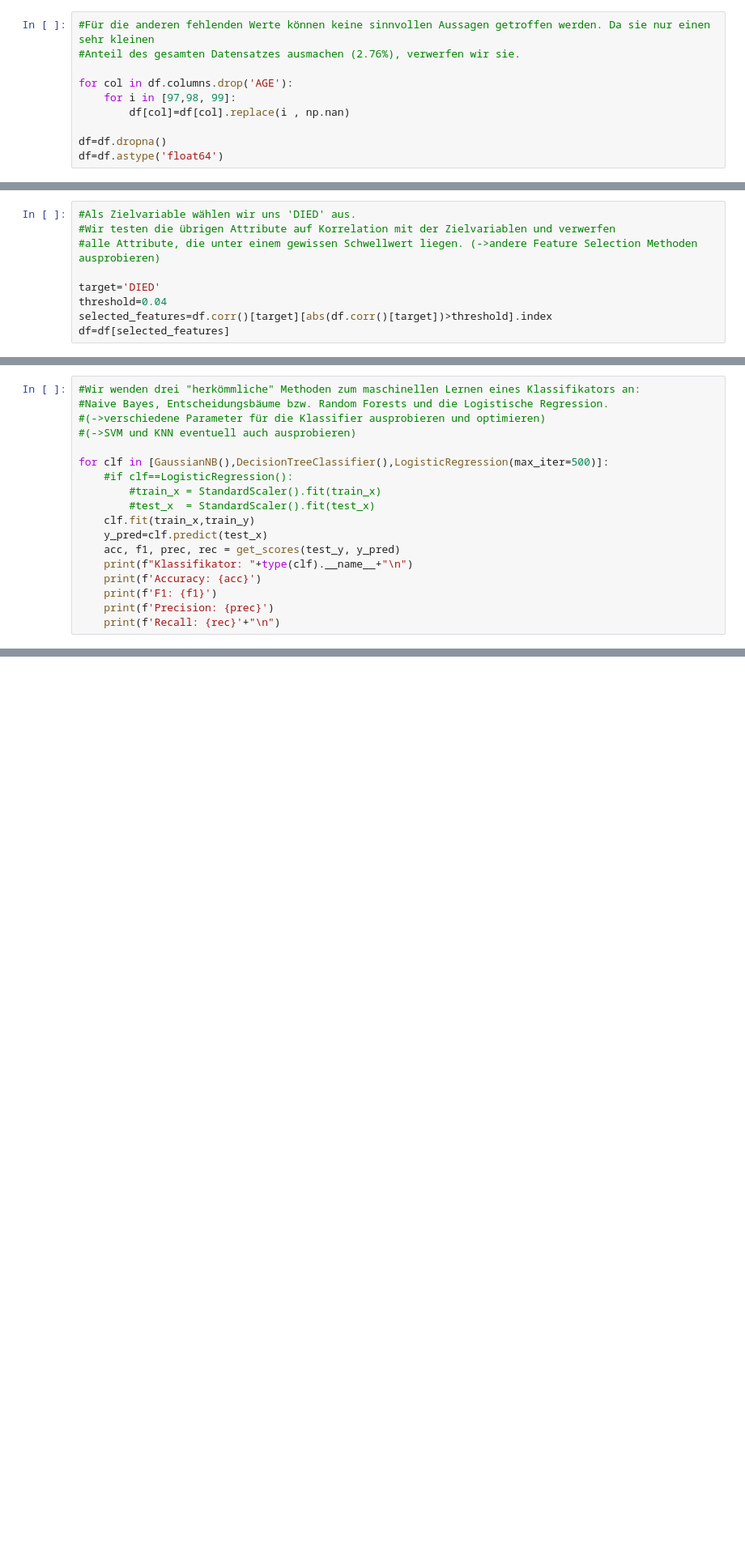
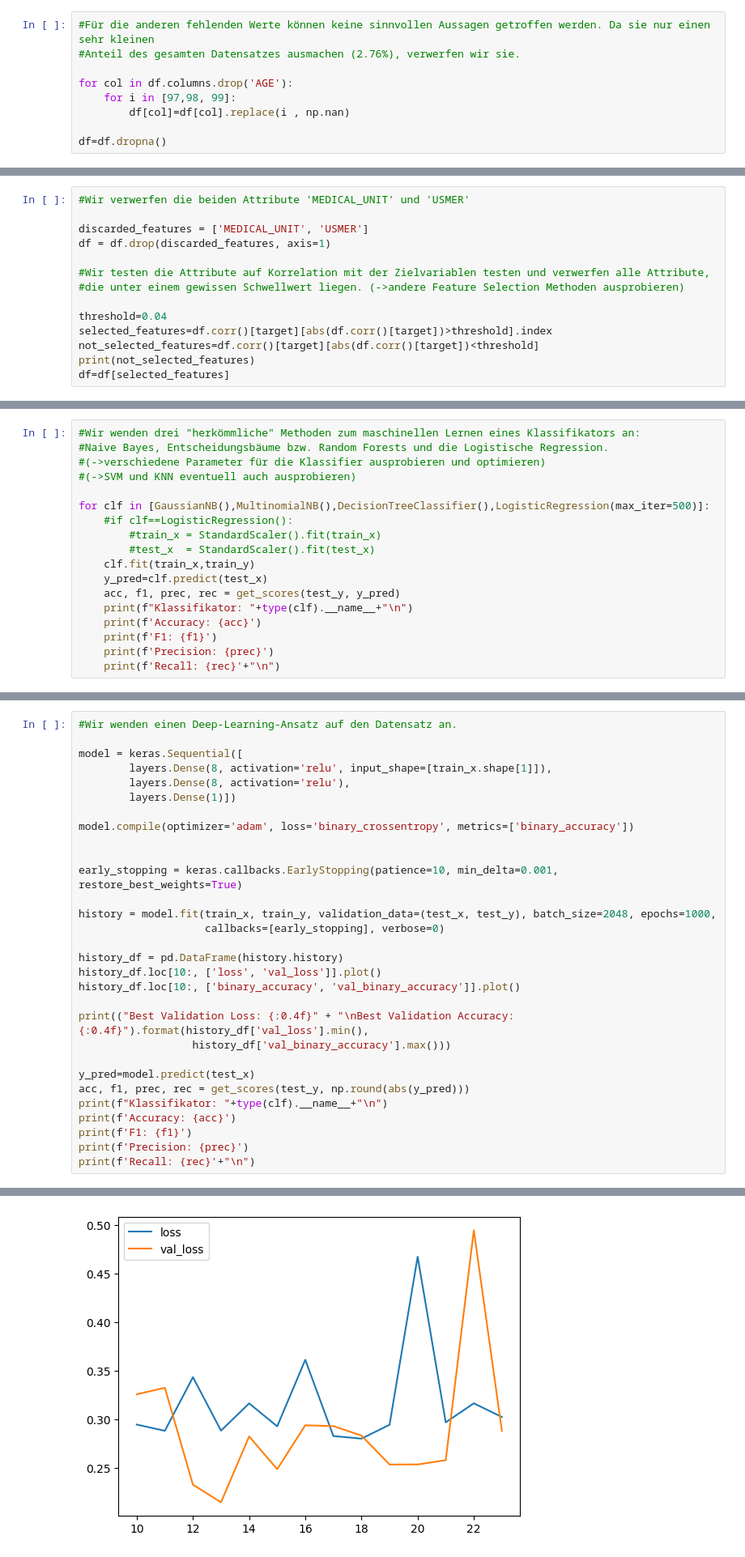
Before and after one commit to roink/covid-19-risiko-erkennung, a Jupyter notebook: notebooks/1.04-CK-Analyse.ipynb, the cells around one changed output, grey strips where cells are left out. Shown: that part at 81% size. Saved outputs shown, nothing was run; the diff lists cells and outputs as text; blank space fills up the shorter version.

Commit message:
Analyse um Deep Learning Ansatz erweitert

```diff
--- a/notebooks/1.04-CK-Analyse.ipynb
+++ b/notebooks/1.04-CK-Analyse.ipynb
@@ -55,4 +59,3 @@ for col in df.columns.drop('AGE'):
         df[col]=df[col].replace(i , np.nan)
 
 df=df.dropna()
-df=df.astype('float64')
@@ -59,9 +72,14 @@ df=df.astype('float64')
 # %%
-#Als Zielvariable wählen wir uns 'DIED' aus.
-#Wir testen die übrigen Attribute auf Korrelation mit der Zielvariablen und verwerfen
-#alle Attribute, die unter einem gewissen Schwellwert liegen. (->andere Feature Selection Methoden ausprobieren)
+#Wir verwerfen die beiden Attribute 'MEDICAL_UNIT' und 'USMER'
 
-target='DIED'
+discarded_features = ['MEDICAL_UNIT', 'USMER']
+df = df.drop(discarded_features, axis=1)
+
+#Wir testen die Attribute auf Korrelation mit der Zielvariablen testen und verwerfen alle Attribute,
+#die unter einem gewissen Schwellwert liegen. (->andere Feature Selection Methoden ausprobieren)
+
 threshold=0.04
 selected_features=df.corr()[target][abs(df.corr()[target])>threshold].index
+not_selected_features=df.corr()[target][abs(df.corr()[target])<threshold]
+print(not_selected_features)
 df=df[selected_features]
@@ -88,7 +111,7 @@ test_x = test.drop(target,axis=1)
 #(->verschiedene Parameter für die Klassifier ausprobieren und optimieren)
 #(->SVM und KNN eventuell auch ausprobieren)
 
-for clf in [GaussianNB(),DecisionTreeClassifier(),LogisticRegression(max_iter=500)]:
+for clf in [GaussianNB(),MultinomialNB(),DecisionTreeClassifier(),LogisticRegression(max_iter=500)]:
     #if clf==LogisticRegression():
         #train_x = StandardScaler().fit(train_x)
         #test_x  = StandardScaler().fit(test_x)
@@ -123,0 +144,31 @@ Recall: 0.9120298203998645
+# %%
+#Wir wenden einen Deep-Learning-Ansatz auf den Datensatz an.
+
+model = keras.Sequential([
+        layers.Dense(8, activation='relu', input_shape=[train_x.shape[1]]),
+        layers.Dense(8, activation='relu'),
+        layers.Dense(1)])
+
+model.compile(optimizer='adam', loss='binary_crossentropy', metrics=['binary_accuracy'])
+
+
+early_stopping = keras.callbacks.EarlyStopping(patience=10, min_delta=0.001, restore_best_weights=True)
+
+history = model.fit(train_x, train_y, validation_data=(test_x, test_y), batch_size=2048, epochs=1000,
+                    callbacks=[early_stopping], verbose=0)
+
+history_df = pd.DataFrame(history.history)
+history_df.loc[10:, ['loss', 'val_loss']].plot()
+history_df.loc[10:, ['binary_accuracy', 'val_binary_accuracy']].plot()
+
+print(("Best Validation Loss: {:0.4f}" + "\nBest Validation Accuracy: {:0.4f}").format(history_df['val_loss'].min(),
+                  history_df['val_binary_accuracy'].max()))
+
+y_pred=model.predict(test_x)
+acc, f1, prec, rec = get_scores(test_y, np.round(abs(y_pred)))
+print(f"Klassifikator: "+type(clf).__name__+"\n")
+print(f'Accuracy: {acc}')
+print(f'F1: {f1}')
+print(f'Precision: {prec}')
+print(f'Recall: {rec}'+"\n")
+# %% [output]
@@ -123,0 +184 @@ Recall: 0.9120298203998645
+[figure, added]
```
Also changed, not shown: parts of 6 cells of this notebook.
